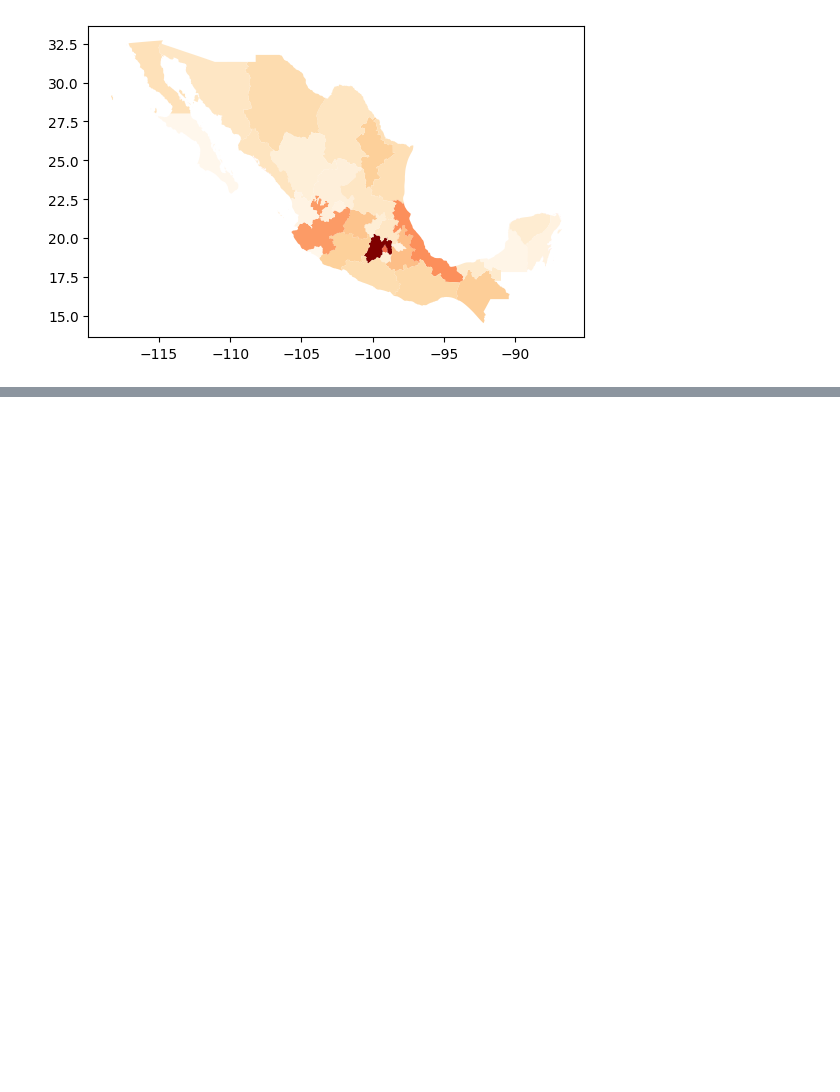
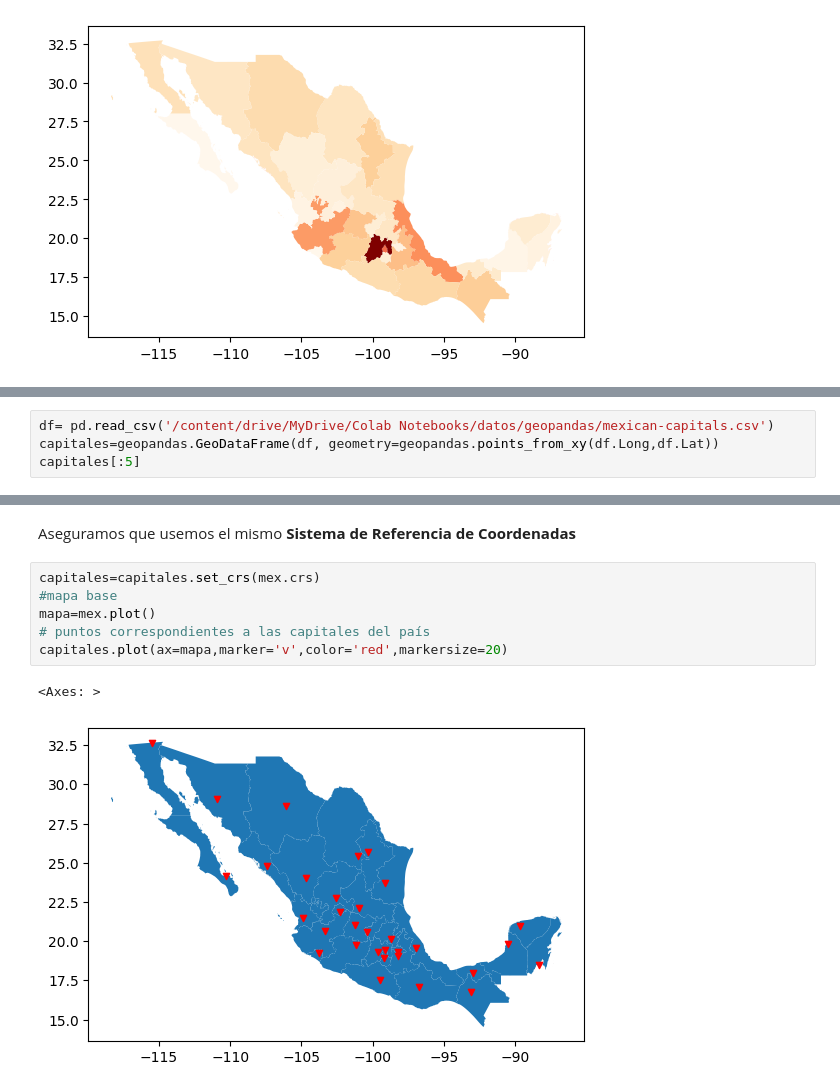
Before and after one commit to Edersao/Curso_Data_Scientist, a Jupyter notebook: geopandas_ejercicio.ipynb, the cells around one changed output, grey strips where cells are left out. Drawn from its saved outputs; the diff is of its cells as text; blank space fills up the shorter version.

```diff
--- a/geopandas_ejercicio.ipynb
+++ b/geopandas_ejercicio.ipynb
@@ -110,0 +115,4 @@ mexgdf.plot(column='Total',cmap='OrRd')
+# %%
+df= pd.read_csv('/content/drive/MyDrive/Colab Notebooks/datos/geopandas/mexican-capitals.csv')
+capitales=geopandas.GeoDataFrame(df, geometry=geopandas.points_from_xy(df.Long,df.Lat))
+capitales[:5]
@@ -110,0 +126,11 @@ mexgdf.plot(column='Total',cmap='OrRd')
+# %% [markdown]
+Aseguramos que usemos el mismo **Sistema de Referencia de Coordenadas**
+# %%
+capitales=capitales.set_crs(mex.crs)
+#mapa base
+mapa=mex.plot()
+# puntos correspondientes a las capitales del país
+capitales.plot(ax=mapa,marker='v',color='red',markersize=20)
+# %% [output]
+<Axes: >
+[figure, added]
```
Also changed, not shown: parts of 9 cells of this notebook.
